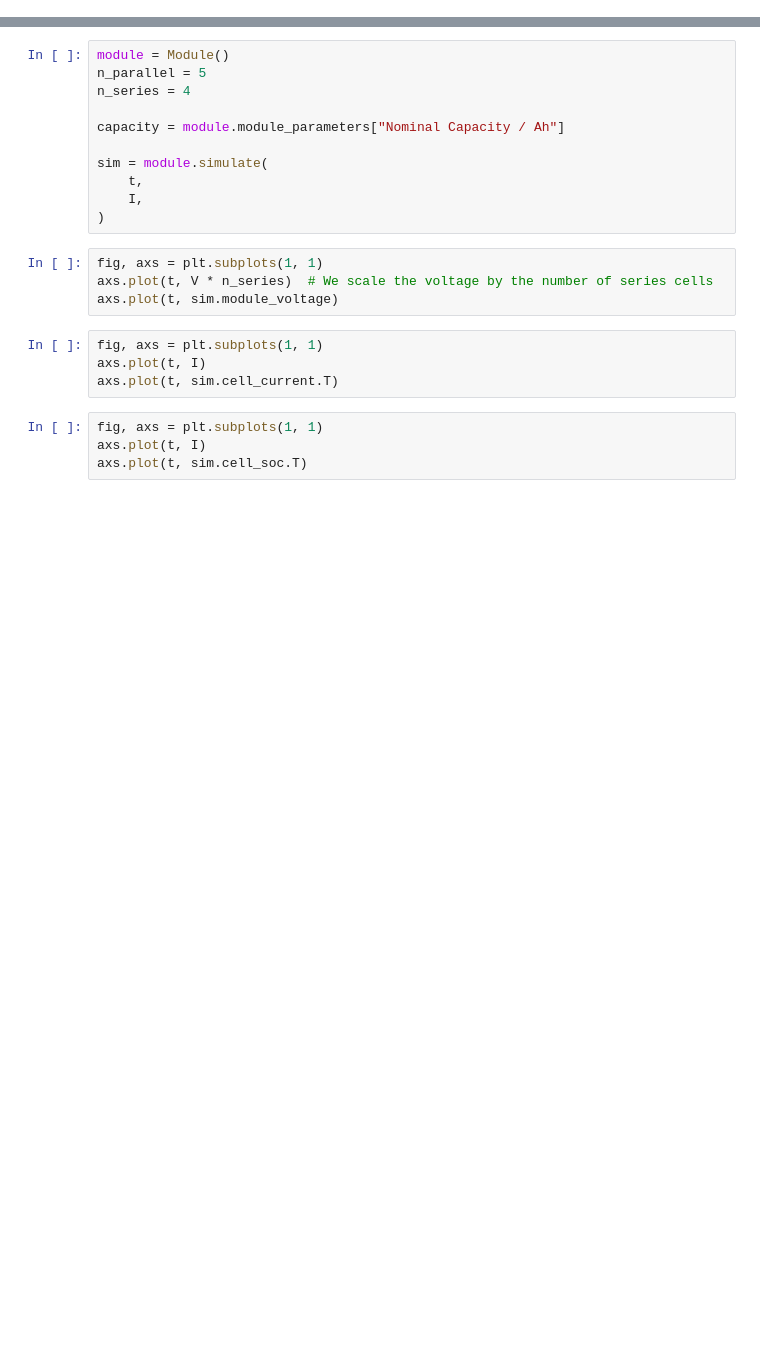
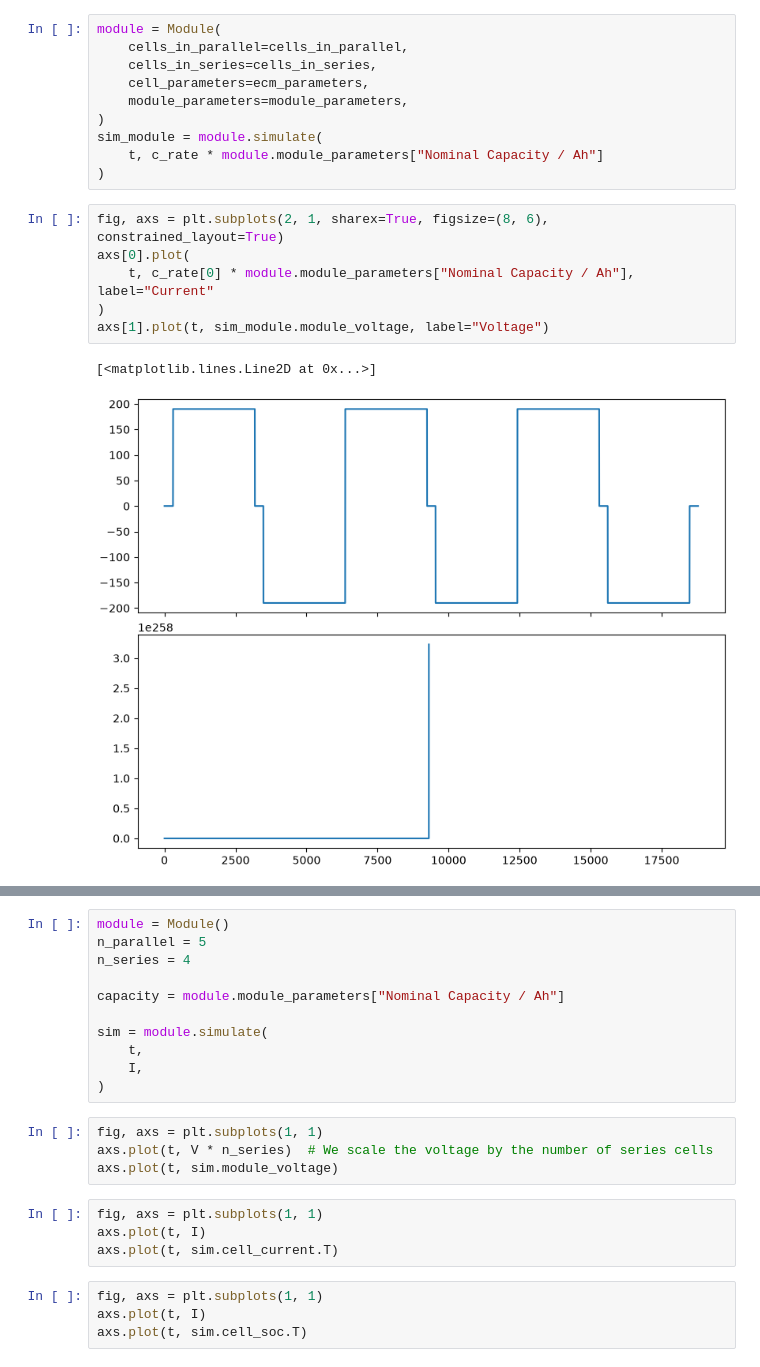
Before and after one commit to DigiBatt/Task-5.4, a Jupyter notebook: upscaling.ipynb, the cells around one changed output, grey strips where cells are left out. Drawn from its saved outputs; the diff is of its cells as text; blank space fills up the shorter version.

Commit message:
added ecm model, module model and simulations.

```diff
--- a/upscaling.ipynb
+++ b/upscaling.ipynb
@@ -12,0 +76,19 @@ V = data.select("Voltage_V").to_series().to_numpy()
+# %%
+module = Module(
+    cells_in_parallel=cells_in_parallel,
+    cells_in_series=cells_in_series,
+    cell_parameters=ecm_parameters,
+    module_parameters=module_parameters,
+)
+sim_module = module.simulate(
+    t, c_rate * module.module_parameters["Nominal Capacity / Ah"]
+)
+# %%
+fig, axs = plt.subplots(2, 1, sharex=True, figsize=(8, 6), constrained_layout=True)
+axs[0].plot(
+    t, c_rate[0] * module.module_parameters["Nominal Capacity / Ah"], label="Current"
+)
+axs[1].plot(t, sim_module.module_voltage, label="Voltage")
+# %% [output]
+[<matplotlib.lines.Line2D at 0x...>]
+[figure, added]
```
Also changed, not shown: parts of 15 cells of this notebook, 5 other files.
